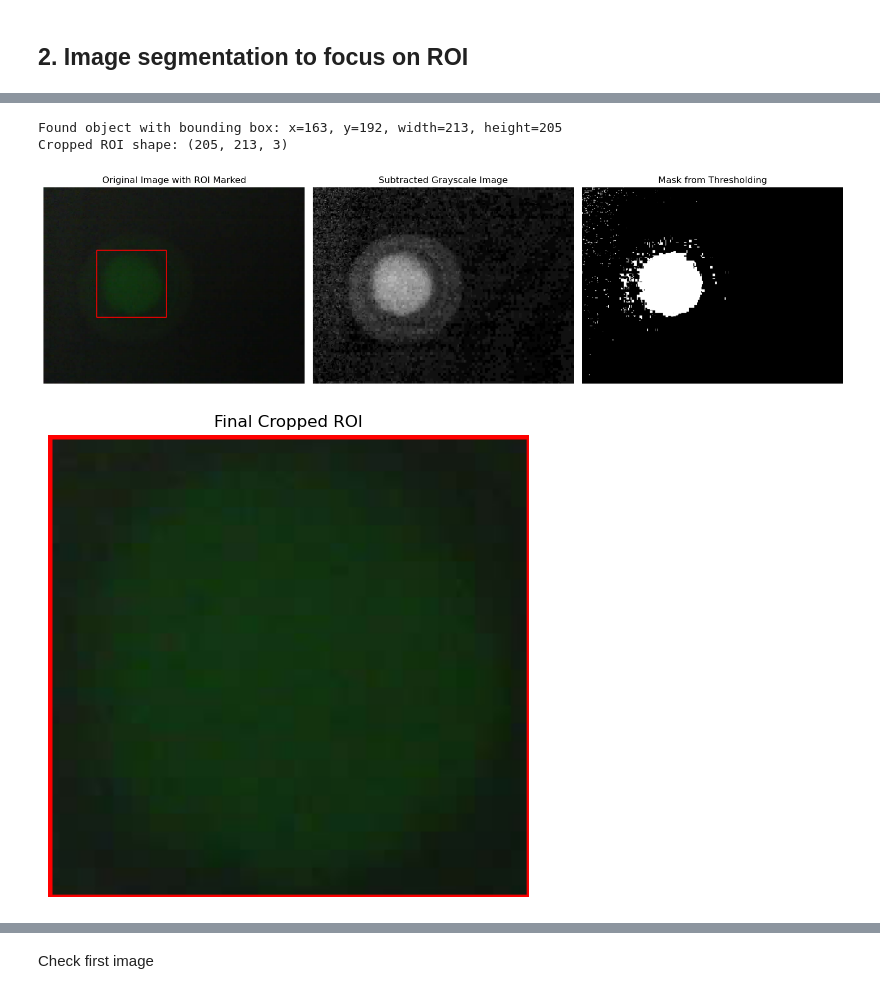
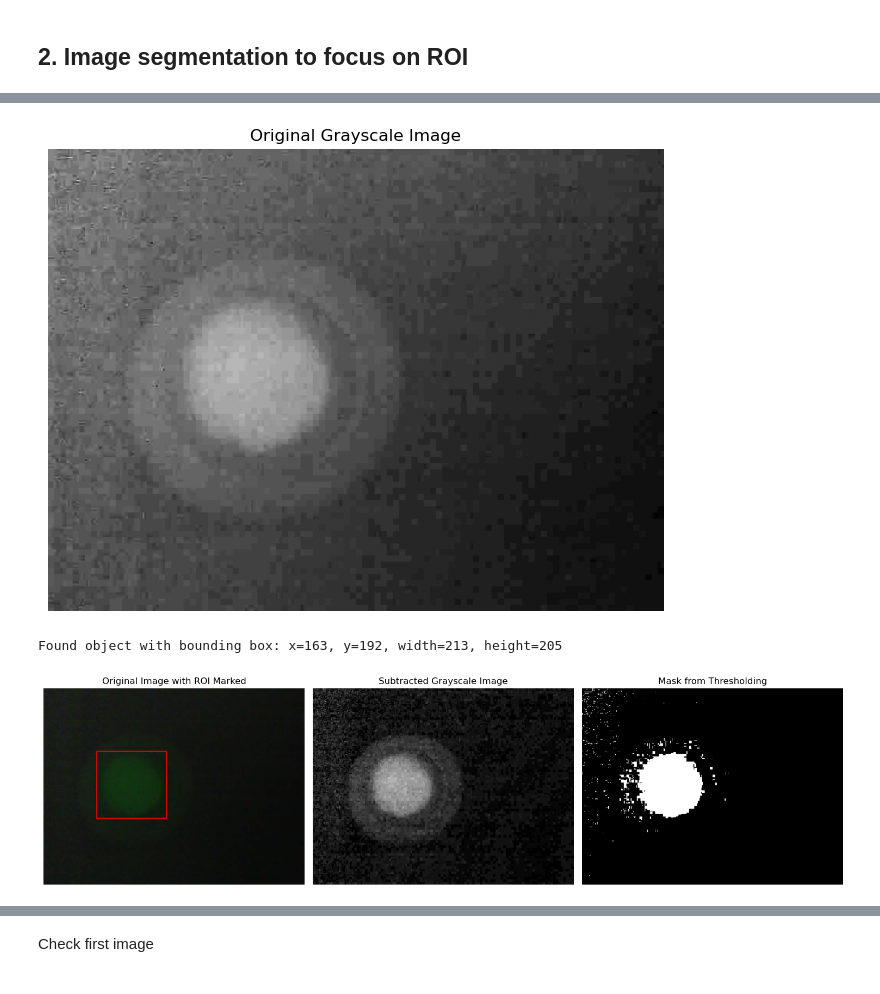
Before and after one commit to arkandzprogaming/ptype-sybr-detection, a Jupyter notebook: main.ipynb, the cells around one changed output, grey strips where cells are left out. Cells and saved outputs as stored; diff of their text form; code cells hidden in the pictures.

```diff
--- a/main.ipynb
+++ b/main.ipynb
@@ -157,67 +158,59 @@ Standard deviation across sections: 3.09
+# %%
+plt.figure(figsize=(8, 6))
+plt.imshow(fluog, cmap='gray')
+plt.title('Original Grayscale Image')
+plt.axis('off')
+plt.show()
+# %% [output]
+[figure, added]
 # %%
-def get_cropped_roi(fluo, contours, mask):
-    # Pixels brighter than 150 will become white (255), others black (0).
-    threshold_value = 8
+def get_roi(fluo, suback_fluog, therhold_value=8, verbose=True):
+    # Pixels brighter than 8 will become white (255), others black (0).
+    threshold_value = therhold_value
     _, mask = cv.threshold(suback_fluog, threshold_value, 255, cv.THRESH_BINARY)
 
     contours, _ = cv.findContours(mask, cv.RETR_EXTERNAL, cv.CHAIN_APPROX_SIMPLE)
 
-    cropped_roi = None
     if contours:
         # Find the largest contour by area
         largest_contour = max(contours, key=cv.contourArea)
 
-        # --- 5. Get the Bounding Box and Crop (Same as before) ---
         x, y, w, h = cv.boundingRect(largest_contour)
-
-        # Draw a rectangle on the original image to show what was found
         cv.rectangle(fluo, (x, y), (x+w, y+h), (0, 0, 255), 2)
 
-        # Crop the original image using the bounding box coordinates
-        cropped_roi = fluo[y:y+h, x:x+w]
-        print(f"Found object with bounding box: x={x}, y={y}, width={w}, height={h}")
-        print(f"Cropped ROI shape: {cropped_roi.shape}")
+        if verbose:
+            print(f"Found object with bounding box: x={x}, y={y}, width={w}, height={h}")
     else:
-        print("No object found meeting the threshold criteria.")
+        if verbose:
+            print("No object found meeting the threshold criteria.")
 
+    if verbose:
+        plt.figure(figsize=(15, 5))
 
-    # --- 6. Display the Results ---
-    plt.figure(figsize=(15, 5))
+        # Original image with ROI marked
+        plt.subplot(1, 3, 1)
+        plt.imshow(cv.cvtColor(fluo, cv.COLOR_BGR2RGB))  # Convert BGR to RGB for proper display
+        plt.title('Original Image with ROI Marked')
+        plt.axis('off')
 
-    # Original image with ROI marked
-    plt.subplot(1, 3, 1)
-    plt.imshow(cv.cvtColor(fluo, cv.COLOR_BGR2RGB))  # Convert BGR to RGB for proper display
-    plt.title('Original Image with ROI Marked')
-    plt.axis('off')
+        # Grayscale image
+        plt.subplot(1, 3, 2)
+        plt.imshow(suback_fluog, cmap='gray')
+        plt.title('Subtracted Grayscale Image')
+        plt.axis('off')
 
-    # Grayscale image
-    plt.subplot(1, 3, 2)
-    plt.imshow(suback_fluog, cmap='gray')
-    plt.title('Subtracted Grayscale Image')
-    plt.axis('off')
+        # Mask from thresholding
+        plt.subplot(1, 3, 3)
+        plt.imshow(mask, cmap='gray')
+        plt.title('Mask from Thresholding')
+        plt.axis('off')
 
-    # Mask from thresholding
-    plt.subplot(1, 3, 3)
-    plt.imshow(mask, cmap='gray')
-    plt.title('Mask from Thresholding')
-    plt.axis('off')
-
-    plt.tight_layout()
-    plt.show()
-
-    # Display cropped ROI separately if it exists
-    if cropped_roi is not None:
-        plt.figure(figsize=(8, 6))
-        plt.imshow(cv.cvtColor(cropped_roi, cv.COLOR_BGR2RGB))
-        plt.title('Final Cropped ROI')
-        plt.axis('off')
+        plt.tight_layout()
         plt.show()
 
-    return cropped_roi, x, y, w, h
+    return x, y, w, h
 
-cropped_roi = get_cropped_roi(fluo, contours, mask)
+x, y, w, h = get_roi(fluo, suback_fluog)
 # %% [output]
 Found object with bounding box: x=163, y=192, width=213, height=205
-Cropped ROI shape: (205, 213, 3)
 [figure]
-[figure, removed]
```
Also changed, not shown: parts of 16 cells of this notebook, 19 other files.
